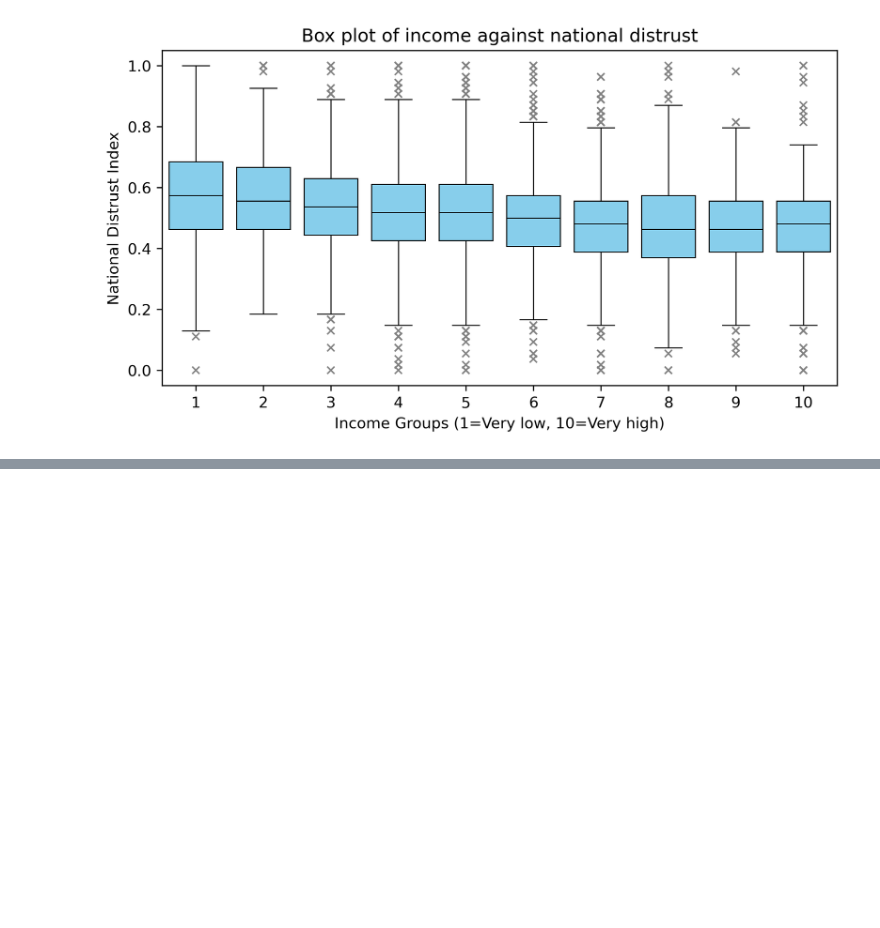
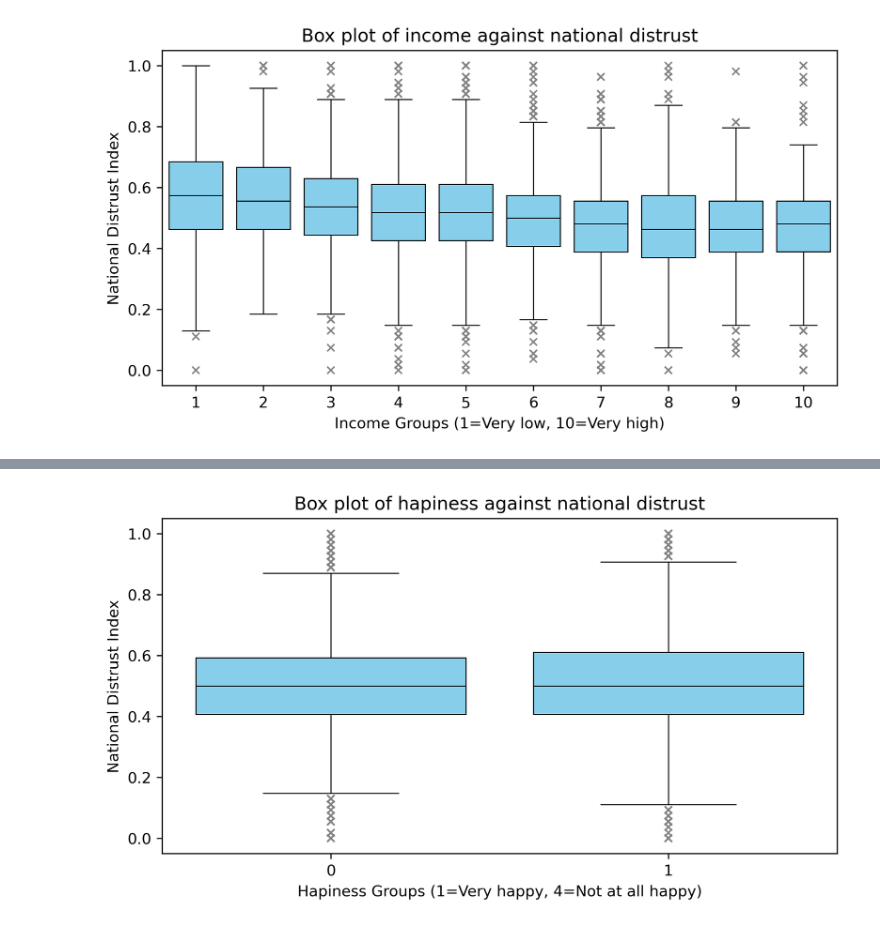
Before and after one commit to ekaba007/world_value, a Jupyter notebook: analysis/report_visiualization.ipynb, the cells around one changed output, grey strips where cells are left out. Saved outputs shown, nothing was run; the diff lists cells and outputs as text; code cells hidden in the pictures; blank space fills up the shorter version.

```diff
--- a/analysis/report_visiualization.ipynb
+++ b/analysis/report_visiualization.ipynb
@@ -27,0 +40,12 @@ plt.show()
+# %%
+plt.figure(figsize=(8,4), dpi=300)
+plt.rcParams["font.family"] = "sans-serif"
+flierprops = dict(marker='x', markersize=5, markeredgecolor='gray')
+sns.boxplot(data=df, x="gender", y="national_distrust_index", saturation=1 , color="skyblue", flierprops=flierprops, linewidth=.7,
+            linecolor="black")
+plt.xlabel("Hapiness Groups (1=Very happy, 4=Not at all happy)")
+plt.ylabel("National Distrust Index")
+plt.title("Box plot of hapiness against national distrust")
+plt.show()
+# %% [output]
+[figure, added]
```
Also changed, not shown: parts of 9 cells of this notebook.
